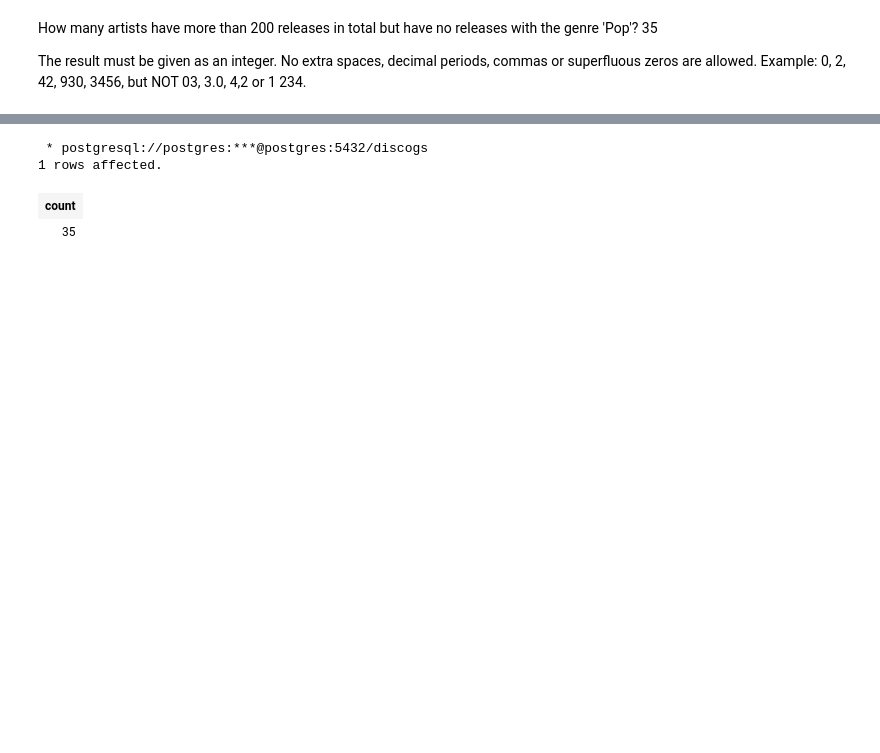
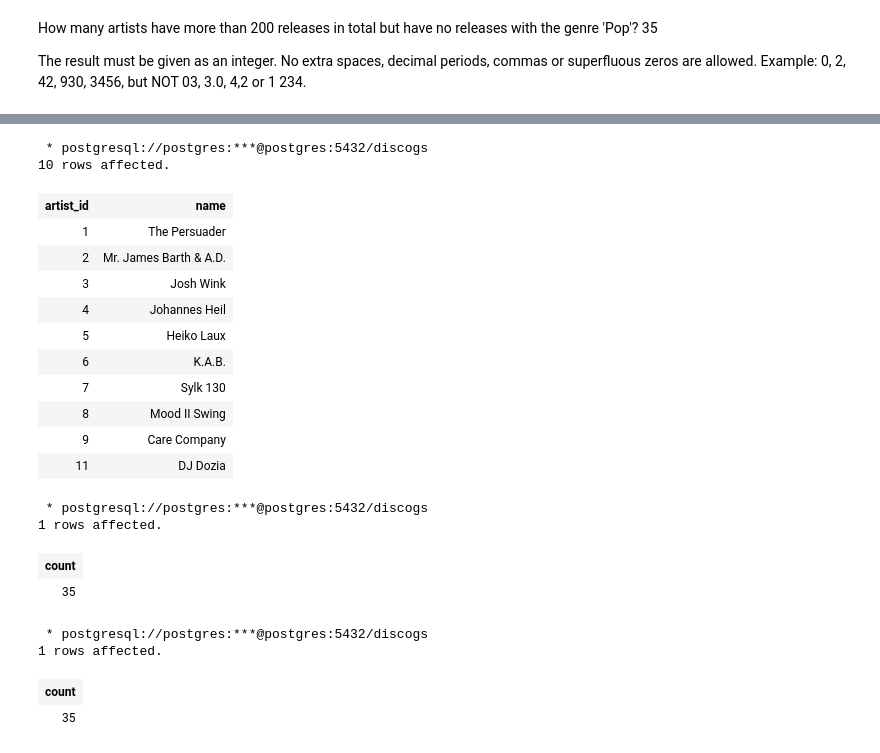
Before and after one commit to gsaltintas/bigdata-exercises, a Jupyter notebook: Big_Data/exercise01/Exercise01_SQL_Brush_Up.ipynb, the cells around one changed output, grey strips where cells are left out. Cells and saved outputs as stored; diff of their text form; code cells hidden in the pictures; blank space fills up the shorter version.

```diff
--- a/Big_Data/exercise01/Exercise01_SQL_Brush_Up.ipynb
+++ b/Big_Data/exercise01/Exercise01_SQL_Brush_Up.ipynb
@@ -94,3 +136,54 @@ The result must be given as an integer. No extra spaces, decimal periods, commas
+# %%
+%%sql
+select artist_id, name
+    from artists
+    except
+    select distinct artist_id, name
+    from artists
+    join released_by using(artist_id)
+    join releases using(release_id)
+    where genre='Pop'
+    order by artist_id
+    limit 10
+# %% [output]
+ * postgresql://postgres:***@postgres:5432/discogs
+10 rows affected.
+| artist_id | name |
+| 1 | The Persuader |
+| 2 | Mr. James Barth & A.D. |
+| 3 | Josh Wink |
+| 4 | Johannes Heil |
+| 5 | Heiko Laux |
+| 6 | K.A.B. |
+| 7 | Sylk 130 |
+| 8 | Mood II Swing |
+| 9 | Care Company |
+| 11 | DJ Dozia |
+# %%
+%%sql
+-- official answer to the quiz
+SELECT COUNT(*)
+FROM artists a1
+WHERE a1.artist_id IN (
+    SELECT artists.artist_id
+    FROM artists
+    JOIN released_by USING(artist_id)
+    JOIN releases USING(release_id)
+    GROUP BY artists.artist_id
+    HAVING COUNT(*) > 200
+) AND NOT EXISTS (
+    SELECT a2.artist_id
+    FROM artists a2
+    JOIN released_by USING(artist_id)
+    JOIN releases USING(release_id)
+    WHERE releases.genre = 'Pop'
+    AND a1.artist_id = a2.artist_id
+);
+# %% [output]
+ * postgresql://postgres:***@postgres:5432/discogs
+1 rows affected.
+| count |
+| 35 |
 # %%
 %%sql
 -- filter artists who don't have any pop releases
```
Also changed, not shown: parts of 12 cells of this notebook, 2 other files.
